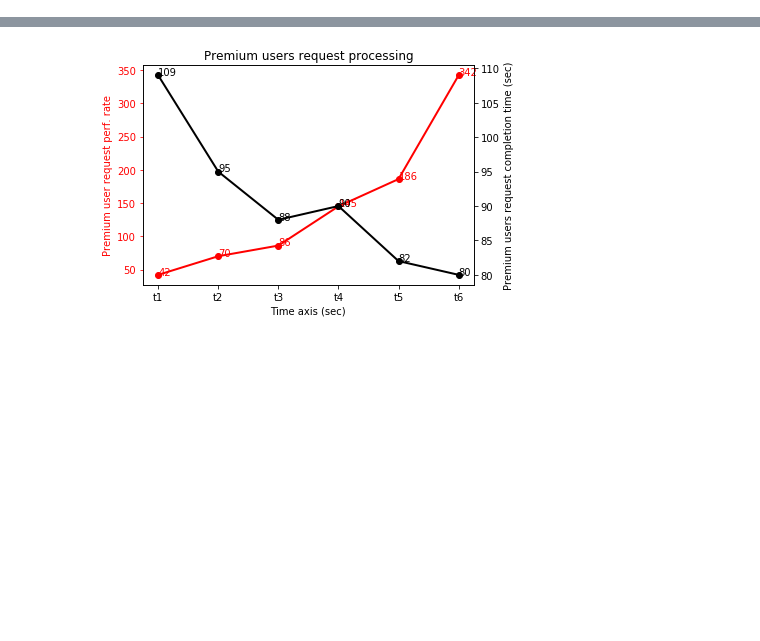
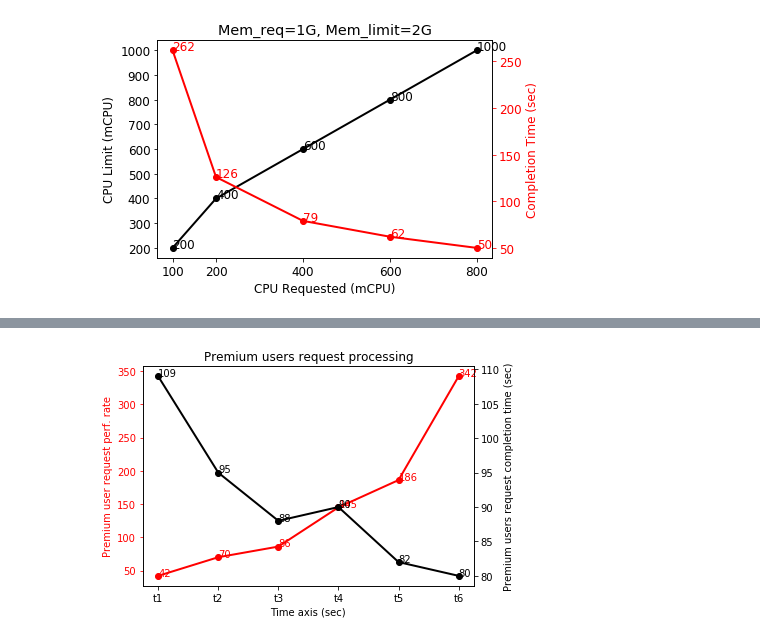
Before and after one commit to rkarn/Evolutionary-Architecture-Learning, a Jupyter notebook: Optimization/Workload singature extraction plots .ipynb, the cells around one changed output, grey strips where cells are left out. Saved outputs shown, nothing was run; the diff lists cells and outputs as text; code cells hidden in the pictures; blank space fills up the shorter version.

```diff
--- a/Optimization/Workload singature extraction plots .ipynb
+++ b/Optimization/Workload singature extraction plots .ipynb
@@ -0,0 +85,83 @@
+# %%
+import matplotlib.pyplot as plt
+plt.rcParams.update({'font.size': 12})
+
+req_C=[100, 200, 400, 600, 800]
+limit_C=[200,400,600,800,1000]
+req_M=[1,1,1,1,1]
+limit_M=[2,2,2,2,2]
+app_op_rate=[662, 1360, 2201, 2929, 3752]
+mean_latency = [74.4, 36.3, 22.3, 16.6, 13.1]
+exec_time = [262, 126, 79, 62, 50]
+page_fault = [0.004, 0.003, 0.003, 0.003, 0.001]
+context_switches = [0.013, 0.014, 0.013, 0.013,0.013]
+cpu_migrations=[0.332, 0.204, 0.115, 0.081, 0.070]
+
+fig, ax1 = plt.subplots()
+ax1.plot(req_C,limit_C,'ko-', linewidth=2)
+ax1.set_xlabel('CPU Requested (mCPU)')
+ax1.set_ylabel('CPU Limit (mCPU)')
+plt.xticks(req_C)
+for i,j in zip(req_C,limit_C):
+    ax1.annotate(str(j),xy=(i,j),color='k')
+ax2 = ax1.twinx()
+ax2.plot(req_C,exec_time,'ro-', linewidth=2)
+ax2.set_ylabel('Completion Time (sec)', color='r')
+ax2.tick_params(colors='r')
+ax1.legend()
+for i,j in zip(req_C,exec_time):
+    ax2.annotate(str(j),xy=(i,j),color='r')
+#plt.savefig('Thread-optime-multipleusers.pdf')
+plt.title('Mem_req=1G, Mem_limit=2G')
+plt.show()
+
+fig, ax1 = plt.subplots()
+ax1.plot(req_C,app_op_rate,'go-', linewidth=2)
+ax1.set_xlabel('CPU Requested (mCPU)')
+ax1.set_ylabel('App. operation rate (op/sec or rows/sec)', color='g')
+plt.xticks(req_C)
+ax1.tick_params(axis='y', colors='g')
+for i,j in zip(req_C,app_op_rate):
+    ax1.annotate(str(j),xy=(i,j),color='g')
+ax2 = ax1.twinx()
+ax2.plot(req_C,mean_latency,'bo-', linewidth=2)
+ax2.set_ylabel('Mean Latency (msec)', color='b')
+ax2.tick_params(colors='b')
+ax1.legend()
+for i,j in zip(req_C,mean_latency):
+    ax2.annotate(str(j),xy=(i,j),color='b')
+#plt.savefig('Thread-optime-multipleusers.pdf')
+plt.title('Mem_req=1G, Mem_limit=2G')
+plt.show()
+
+fig, ax1 = plt.subplots()
+ax1.plot(req_C,page_fault,'co-', linewidth=2)
+ax1.set_xlabel('CPU Requested (mCPU)')
+ax1.set_ylabel('virtual memory page fault (M/sec)', color='c')
+plt.xticks(req_C)
+ax1.tick_params(axis='y', colors='c')
+for i,j in zip(req_C,page_fault):
+    ax1.annotate(str(j),xy=(i,j),color='c')
+ax2 = ax1.twinx()
+ax2.plot(req_C,context_switches,'yo-', linewidth=2)
+ax2.set_ylabel('Non-voluntary context switches (M/sec)', color='y')
+ax2.tick_params(colors='y')
+ax1.legend()
+for i,j in zip(req_C,context_switches):
+    ax2.annotate(str(j),xy=(i,j),color='y')
+#plt.savefig('Thread-optime-multipleusers.pdf')
+plt.title('Mem_req=1G, Mem_limit=2G')
+plt.show()
+
+fig, ax1 = plt.subplots()
+ax1.plot(req_C,cpu_migrations,'mo-', linewidth=2)
+ax1.set_xlabel('CPU Requested (mCPU)')
+ax1.set_ylabel('CPU Migrations (K/sec)', color='m')
+plt.xticks(req_C)
+ax1.tick_params(axis='y', colors='m')
+for i,j in zip(req_C,cpu_migrations):
+    ax1.annotate(str(j),xy=(i,j),color='m')
+plt.title('Mem_req=1G, Mem_limit=2G')
+plt.show()
+# %% [output]
+[figure, added]
```
Also changed, not shown: parts of 4 cells of this notebook.
